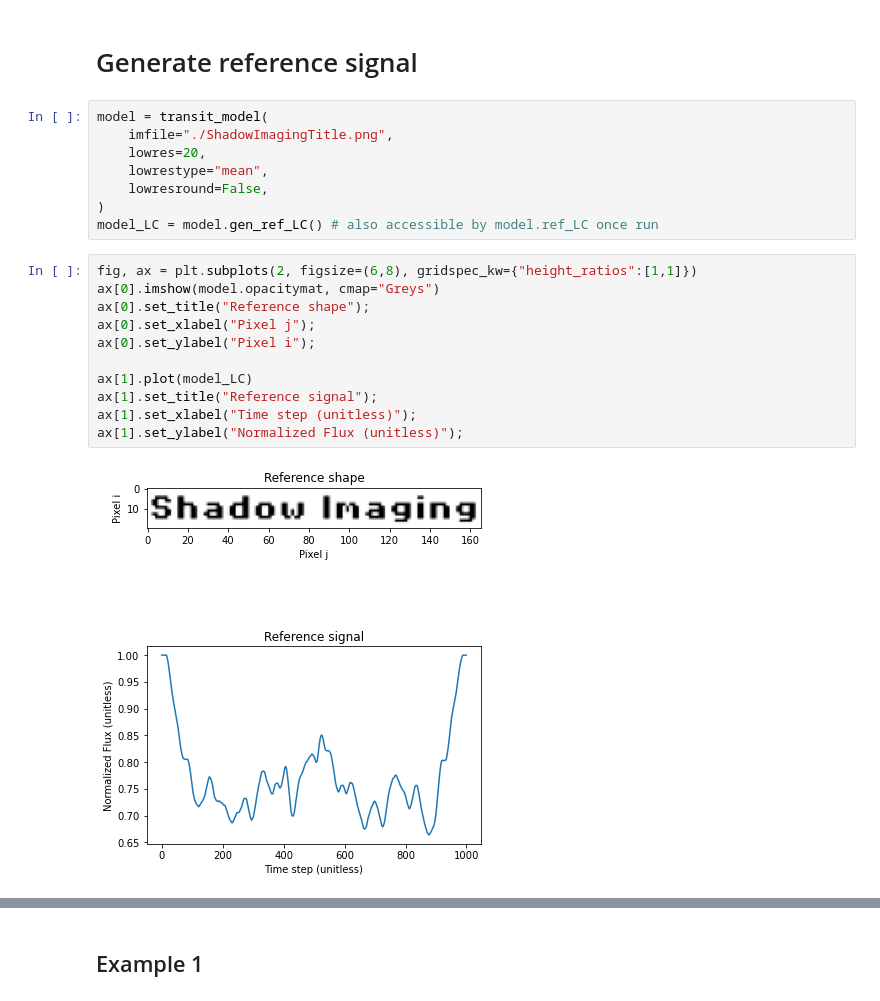
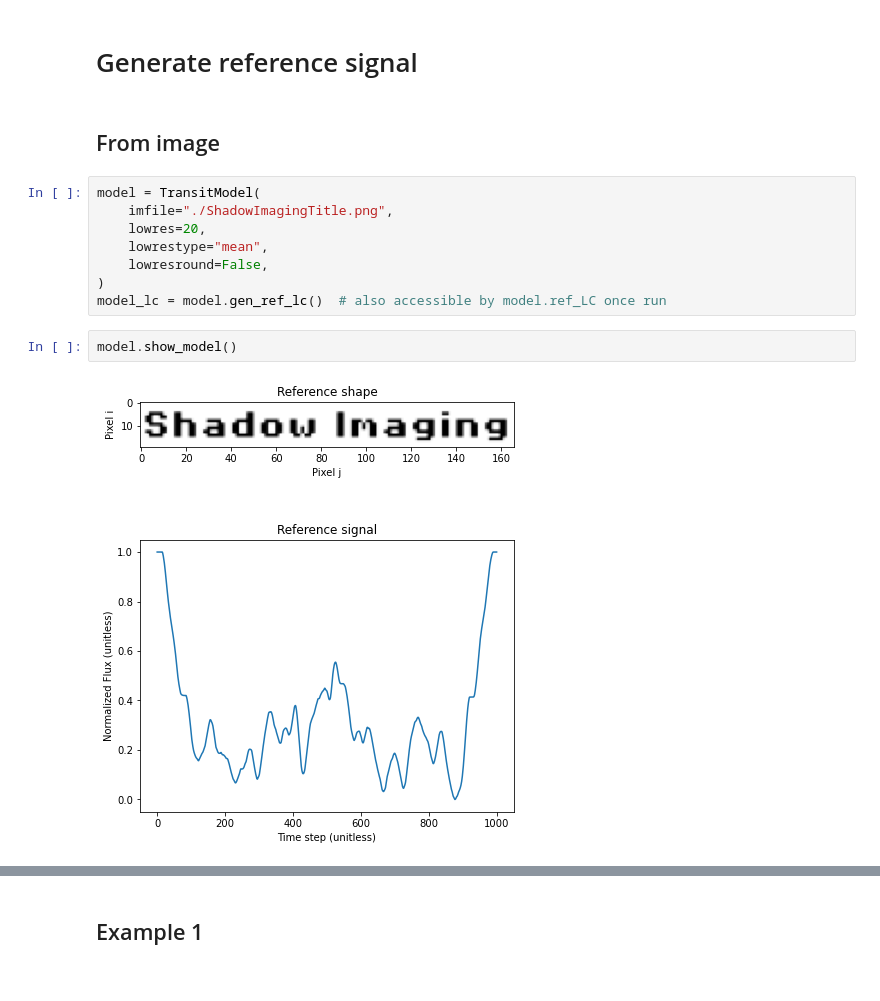
Before and after one commit to d-giles/EightBitTransitGPU, a Jupyter notebook: examples/eightbit-injection.ipynb, the cells around one changed output, grey strips where cells are left out. Drawn from its saved outputs; the diff is of its cells as text.

```diff
--- a/examples/eightbit-injection.ipynb
+++ b/examples/eightbit-injection.ipynb
@@ -17,23 +6,16 @@ from EightBitTransit.eightbitref import transit_model
 # %% [markdown]
 # Generate reference signal
+# %% [markdown]
+## From image
 # %%
-model = transit_model(
+model = TransitModel(
     imfile="./ShadowImagingTitle.png",
     lowres=20,
     lowrestype="mean",
     lowresround=False,
 )
-model_LC = model.gen_ref_LC() # also accessible by model.ref_LC once run
+model_lc = model.gen_ref_lc()  # also accessible by model.ref_LC once run
 # %%
-fig, ax = plt.subplots(2, figsize=(6,8), gridspec_kw={"height_ratios":[1,1]})
-ax[0].imshow(model.opacitymat, cmap="Greys")
-ax[0].set_title("Reference shape");
-ax[0].set_xlabel("Pixel j");
-ax[0].set_ylabel("Pixel i");
-
-ax[1].plot(model_LC)
-ax[1].set_title("Reference signal");
-ax[1].set_xlabel("Time step (unitless)");
-ax[1].set_ylabel("Normalized Flux (unitless)");
+model.show_model()
 # %% [output]
-[figure, old version]
+[figure, new version]
```
Also changed, not shown: parts of 12 cells of this notebook, 8 other files.
